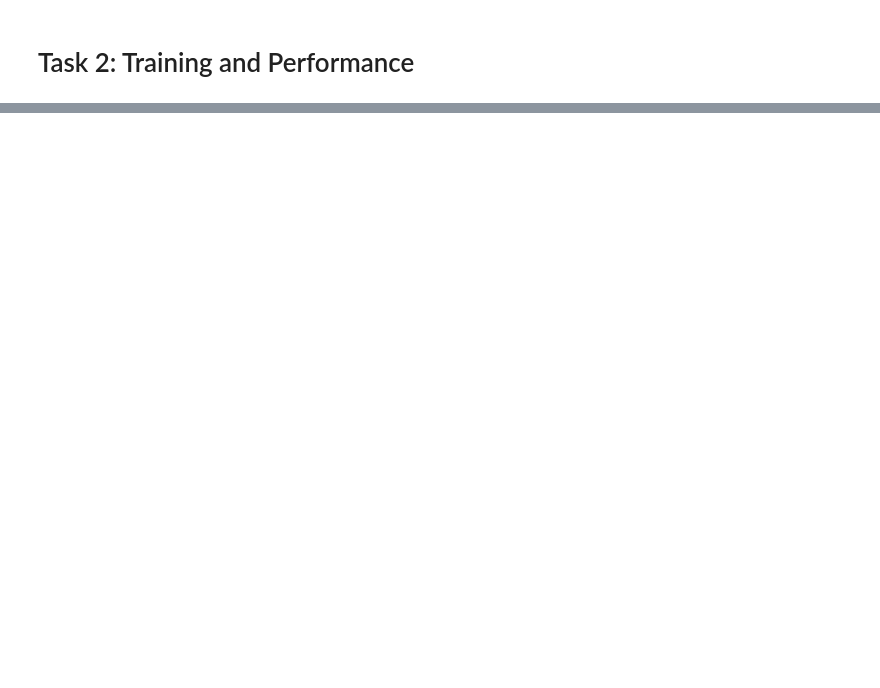
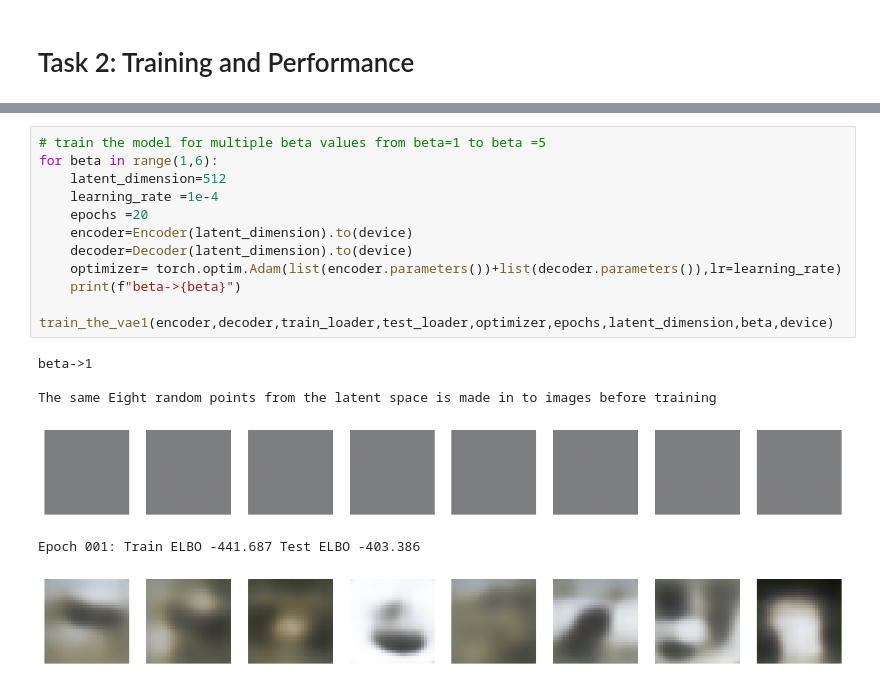
Before and after one commit to Eagle-Assassin/genai-vae-assignment, a Jupyter notebook: main.ipynb, the cells around one changed output, grey strips where cells are left out. Drawn from its saved outputs; the diff is of its cells as text; blank space fills up the shorter version.

```diff
--- a/main.ipynb
+++ b/main.ipynb
@@ -296,0 +467,18 @@ KeyboardInterrupt:
+# %%
+# train the model for multiple beta values from beta=1 to beta =5
+for beta in range(1,6):
+    latent_dimension=512
+    learning_rate =1e-4
+    epochs =20
+    encoder=Encoder(latent_dimension).to(device)
+    decoder=Decoder(latent_dimension).to(device)
+    optimizer= torch.optim.Adam(list(encoder.parameters())+list(decoder.parameters()),lr=learning_rate)
+    print(f"beta->{beta}")
+    train_the_vae1(encoder,decoder,train_loader,test_loader,optimizer,epochs,latent_dimension,beta,device)
+# %% [output]
+beta->1
+
+The same Eight random points from the latent space is made in to images before training
+[figure, added]
+Epoch 001: Train ELBO -441.687 Test ELBO -403.386
+[figure, added]
```
Also changed, not shown: parts of 18 cells of this notebook, 3 other files.
